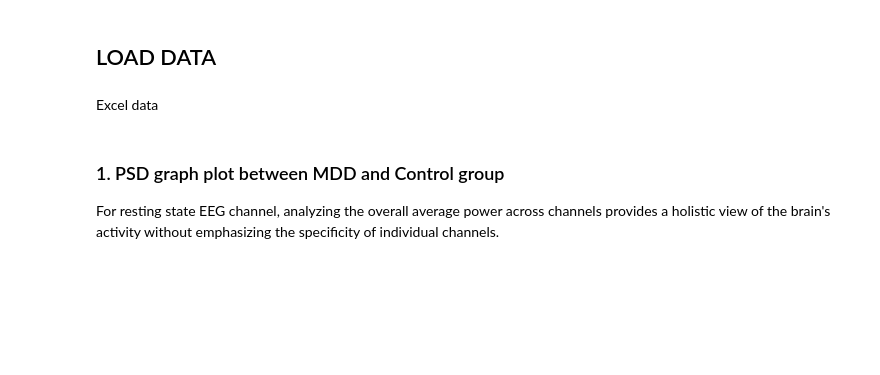
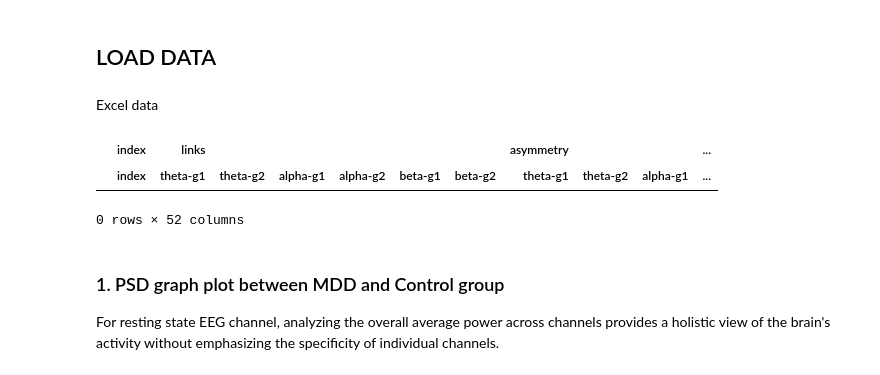
Before and after one commit to vishwanisingh/Depression-tDCS-Analysis, a Jupyter notebook: pre_vs_post.ipynb, the cells around one changed output. Saved outputs shown, nothing was run; the diff lists cells and outputs as text; code cells hidden in the pictures; blank space fills up the shorter version.

```diff
--- a/pre_vs_post.ipynb
+++ b/pre_vs_post.ipynb
@@ -98,32 +98,36 @@ raw_2 = g1_preprocess(raw_2)
 # %% [markdown]
 Excel data
 # %%
-existing_file = f"comparison-results/result-2-{ACTIVE_SHAM}.xlsx"
+existing_file = f"comparison-results/result-{ACTIVE_SHAM}.xlsx"
 df = pd.read_excel(existing_file, header=[0,1])
 
-# main_column_names = ['index', 'swn', 'links', 'asymmetry', 'hubs', 'channels', 'regions', 'cc', 'lavg', 'eglo', 'eloc']
+# main_column_names = ['index', 'links', 'asymmetry', 'swn', 'cc', 'lavg', 'eglo', 'eloc', 'hubs', 'channels', 'regions']
 # subcols = ('theta-g1', 'theta-g2', 'alpha-g1', 'alpha-g2', 'beta-g1', 'beta-g2')
 
 # subcolumn_names = {
 #     'index' : ['index'],
-#     'swn': subcols,
 #     'links': subcols,
 #     'asymmetry': subcols,
+#     'swn': subcols,
+#     'cc' : subcols,
+#     'lavg': subcols,
+#     'eglo': subcols,
+#     'eloc': subcols,
 #     'hubs': ('theta', 'alpha', 'beta'),
 #     'channels': ('theta', 'alpha', 'beta'),
 #     'regions': ('theta', 'alpha', 'beta'),
-#     'cc' : subcols,
-#     'lavg': subcols,
-#     'eglo': subcols,
-#     'eloc': subcols
 # }
 
 # columns_tuples = [(main_col, sub_col) for main_col in main_column_names for sub_col in subcolumn_names[main_col]]
 # columns = pd.MultiIndex.from_tuples(columns_tuples)
 # df = pd.DataFrame(columns=columns)
 
 row_data = {('index', 'index'): f'{ACTIVE_SHAM}-{SAMPLE}-{GROUP1}vs{GROUP2}'}
 df
+# %% [output]
+|  | index | links |  |  |  |  |  | asymmetry |  |  | ... |
+|  | index | theta-g1 | theta-g2 | alpha-g1 | alpha-g2 | beta-g1 | beta-g2 | theta-g1 | theta-g2 | alpha-g1 | ... |
+0 rows × 52 columns
 # %% [markdown]
 ### 1. PSD graph plot between MDD and Control group
 
```
Also changed, not shown: parts of 12 cells of this notebook, 25 other files.
